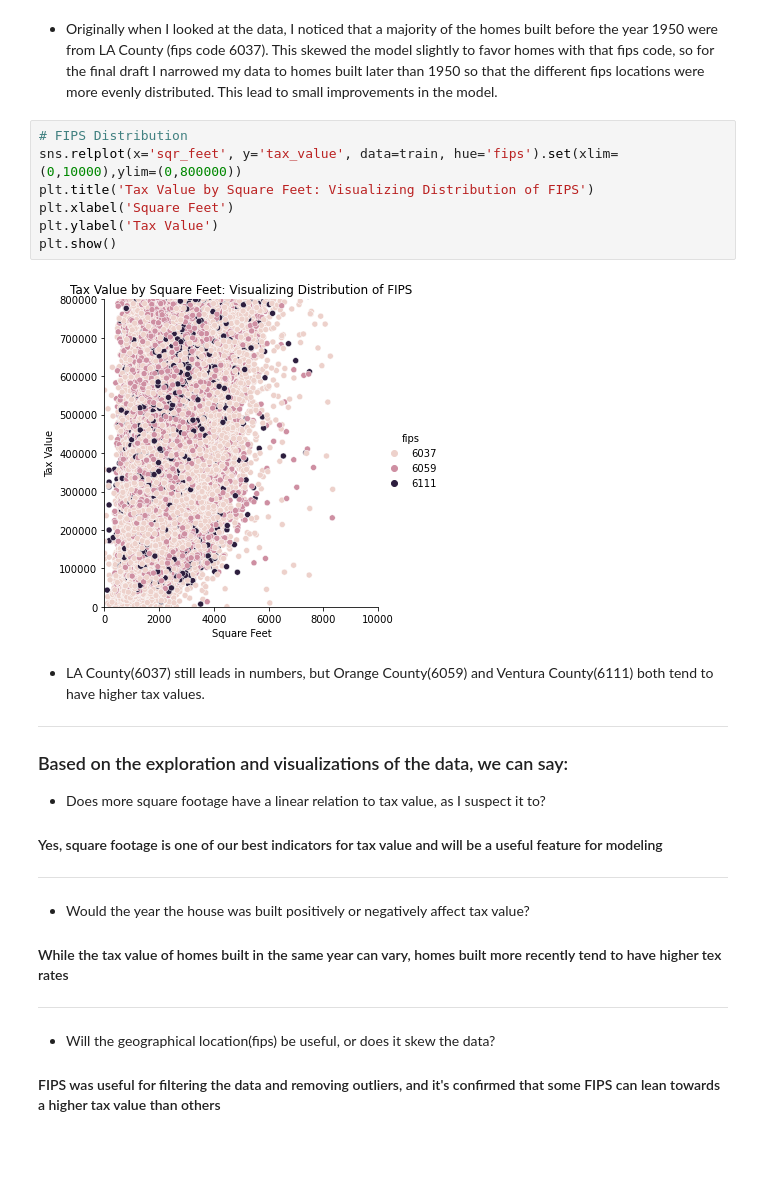
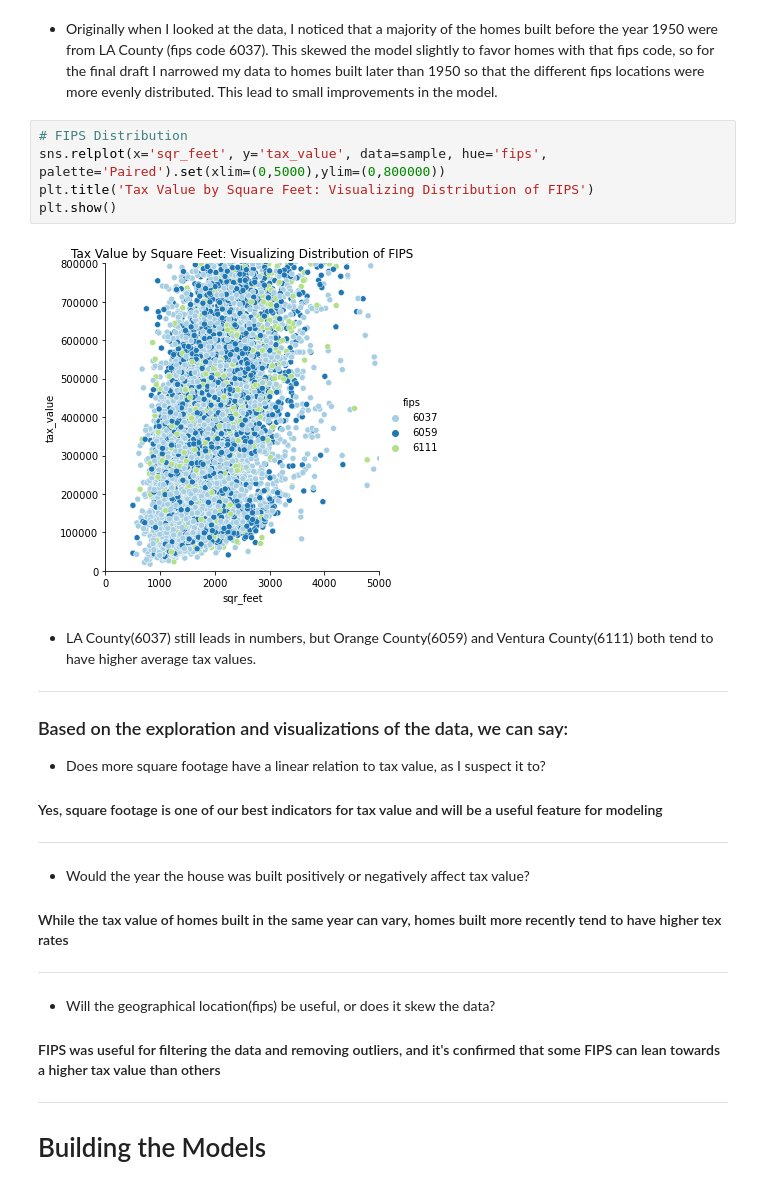
Before and after one commit to BraedenWright/regression-project, a Jupyter notebook: Zillow_Project.ipynb, the cells around one changed output. Saved outputs shown, nothing was run; the diff lists cells and outputs as text; blank space fills up the shorter version.

```diff
--- a/Zillow_Project.ipynb
+++ b/Zillow_Project.ipynb
@@ -175,15 +177,13 @@ plt.show()
 - Originally when I looked at the data, I noticed that a majority of the homes built before the year 1950 were from LA County (fips code 6037). This skewed the model slightly to favor homes with that fips code, so for the final draft I narrowed my data to homes built later than 1950 so that the different fips locations were more evenly distributed.  This lead to  small improvements in the model.
 # %%
 # FIPS Distribution
-sns.relplot(x='sqr_feet', y='tax_value', data=train, hue='fips').set(xlim=(0,10000),ylim=(0,800000))
+sns.relplot(x='sqr_feet', y='tax_value', data=sample, hue='fips', palette='Paired').set(xlim=(0,5000),ylim=(0,800000))
 plt.title('Tax Value by Square Feet: Visualizing Distribution of FIPS')
-plt.xlabel('Square Feet')
-plt.ylabel('Tax Value')
 plt.show()
 # %% [output]
-[figure, old version]
+[figure, new version]
 # %% [markdown]
-- LA County(6037) still leads in numbers, but Orange County(6059) and Ventura County(6111) both tend to have higher tax values.
+- LA County(6037) still leads in numbers, but Orange County(6059) and Ventura County(6111) both tend to have higher average tax values.
 --------------------------------------
 ### Based on the exploration and visualizations of the data, we can say:
 
@@ -196,3 +196,6 @@ plt.show()
    ----
    - Will the geographical location(fips) be useful, or does it skew the data?
    #### FIPS was useful for filtering the data and removing outliers, and  it's confirmed that some FIPS can lean towards a higher tax value than others
+----
+
+# Building the Models
```
Also changed, not shown: parts of 23 cells of this notebook.
